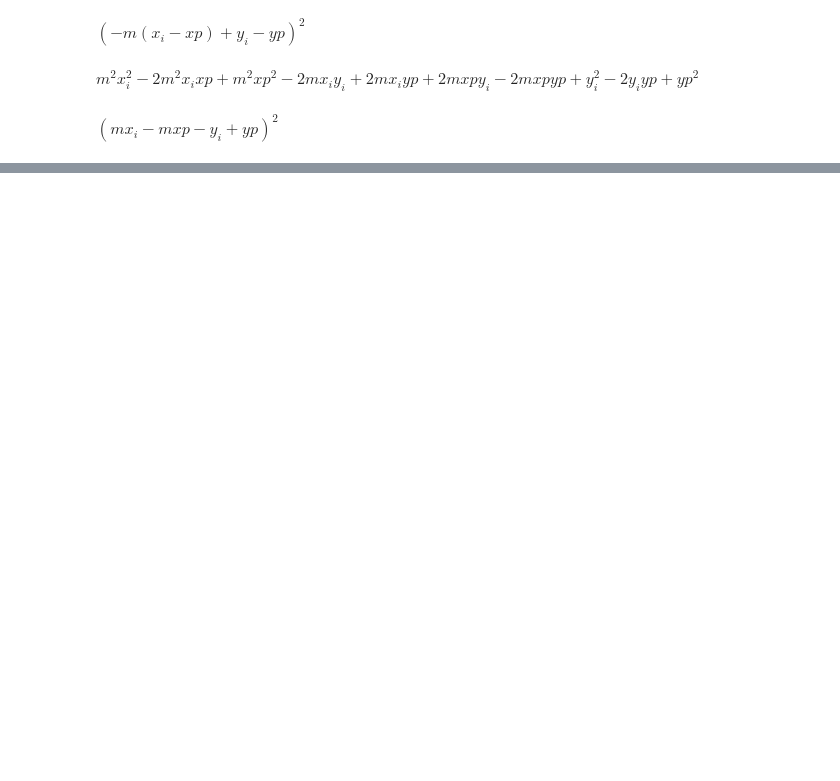
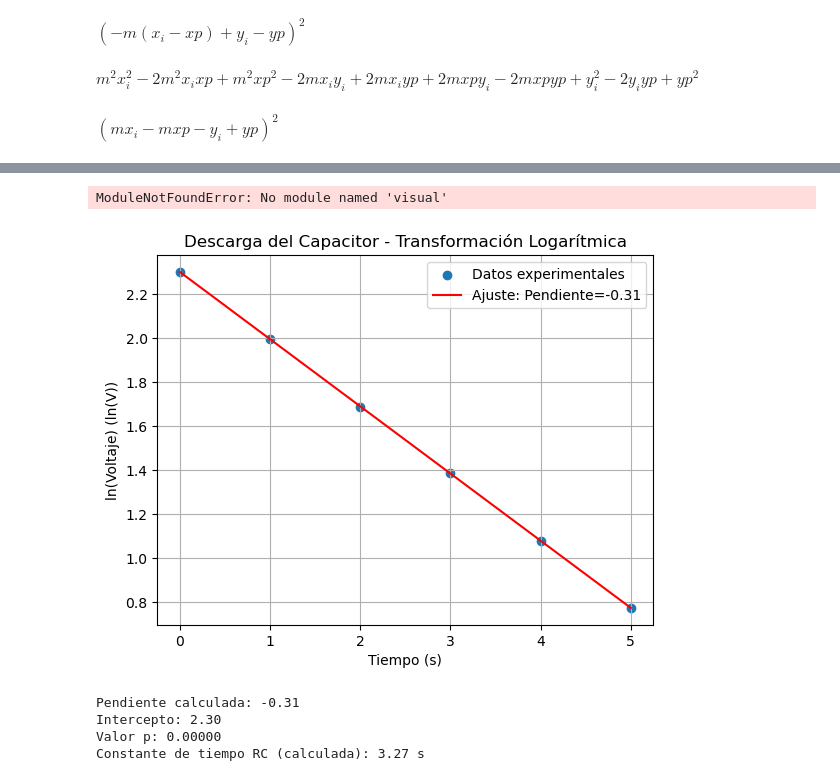
Before and after one commit to hectorfro/LabFisicaWork, a Jupyter notebook: GuiaLabora/Notebook/tempos.ipynb, the cells around one changed output, grey strips where cells are left out. Saved outputs shown, nothing was run; the diff lists cells and outputs as text; code cells hidden in the pictures; blank space fills up the shorter version.

```diff
--- a/GuiaLabora/Notebook/tempos.ipynb
+++ b/GuiaLabora/Notebook/tempos.ipynb
@@ -19,0 +22,79 @@ $\displaystyle \left(m x_{i} - m xp - y_{i} + yp\right)^{2}$
+# %%
+""" From "COMPUTATIONAL PHYSICS: PROBLEM SOLVING with PYTHON"
+    4th Ed. by RH Landau, MJ Paez, and CC Bordeianu (D)
+    Copyright R Landau, Oregon State Unv, MJ Paez, Univ Antioquia,
+    C Bordeianu, Univ Bucharest, 2024.
+    Please respect copyright & acknowledge our work."""
+
+# Walk3D.py  3-D Random walk with graph
+
+# Walk3D.py  3-D Random walk with 3-D graph
+
+from visual import *
+import random
+
+random.seed(None)                  # Seed generator, None => system clock
+jmax = 1000
+xx =yy = zz =0.0                                        # Start at origin
+
+graph1 = display(x=0,y=0,width = 600, height = 600, title = '3D Random Walk',
+                  forward=(-0.6,-0.5,-1))
+#  Curve, its parameters and labels
+pts   = curve(x=list(range(0, 100)), radius=10.0,color=color.yellow)
+xax   = curve(x=list(range(0,1500)), color=color.red, pos=[(0,0,0),(1500,0,0)], radius=10.)
+yax   = curve(x=list(range(0,1500)), color=color.red, pos=[(0,0,0),(0,1500,0)], radius=10.)
+zax   = curve(x=list(range(0,1500)), color=color.red, pos=[(0,0,0),(0,0,1500)], radius=10.)
+xname = label( text = "X", pos = (1000, 150,0), box=0)
+yname = label( text = "Y", pos = (-100,1000,0), box=0)
+zname = label( text = "Z", pos = (100, 0,1000), box=0)
+
+pts.x[0] =  pts.y[0] =  pts.z[0] =0            # Starting point
+for i in range(1, 100):
+    xx += (random.random() - 0.5)*2.           # -1 =< x =< 1
+    yy += (random.random() - 0.5)*2.           # -1 =< y =< 1
+    zz += (random.random() - 0.5)*2.           # -1 =< z =< 1
+    pts.x[i] = 200*xx - 100
+    pts.y[i] = 200*yy - 100
+    pts.z[i] = 200*zz - 100
+    rate(100)
+print("This walk's distance R =", sqrt(xx*xx + yy*yy+zz*zz))
+# %% [output]
+ModuleNotFoundError: No module named 'visual'
+# %%
+import numpy as np
+import matplotlib.pyplot as plt
+from scipy.stats import linregress
+
+# Datos experimentales (Ejemplo)
+tiempo = np.array([0, 1, 2, 3, 4, 5])  # Tiempo en segundos
+voltaje_descarga = np.array([10, 7.36, 5.42, 4.00, 2.94, 2.17])  # Voltaje en la descarga
+
+# Transformación logarítmica de los datos de voltaje de descarga
+ln_voltaje_descarga = np.log(voltaje_descarga)
+
+# Realizar regresión lineal sobre los datos transformados
+slope, intercept, r_value, p_value, std_err = linregress(tiempo, ln_voltaje_descarga)
+
+# Graficar los datos transformados y la recta de regresión
+plt.scatter(tiempo, ln_voltaje_descarga, label='Datos experimentales')
+plt.plot(tiempo, slope*tiempo + intercept, label=f'Ajuste: Pendiente={slope:.2f}', color='red')
+
+# Mostrar resultados
+plt.xlabel('Tiempo (s)')
+plt.ylabel('ln(Voltaje) (ln(V))')
+plt.title('Descarga del Capacitor - Transformación Logarítmica')
+plt.legend()
+plt.grid(True)
+plt.show()
+
+# Resultados numéricos
+print(f'Pendiente calculada: {slope:.2f}')
+print(f'Intercepto: {intercept:.2f}')
+print(f'Valor p: {p_value:.5f}')
+print(f'Constante de tiempo RC (calculada): {-1/slope:.2f} s')
+# %% [output]
+[figure, added]
+Pendiente calculada: -0.31
+Intercepto: 2.30
+Valor p: 0.00000
+Constante de tiempo RC (calculada): 3.27 s
```
Also changed, not shown: parts of 2 cells of this notebook, 23 other files.
